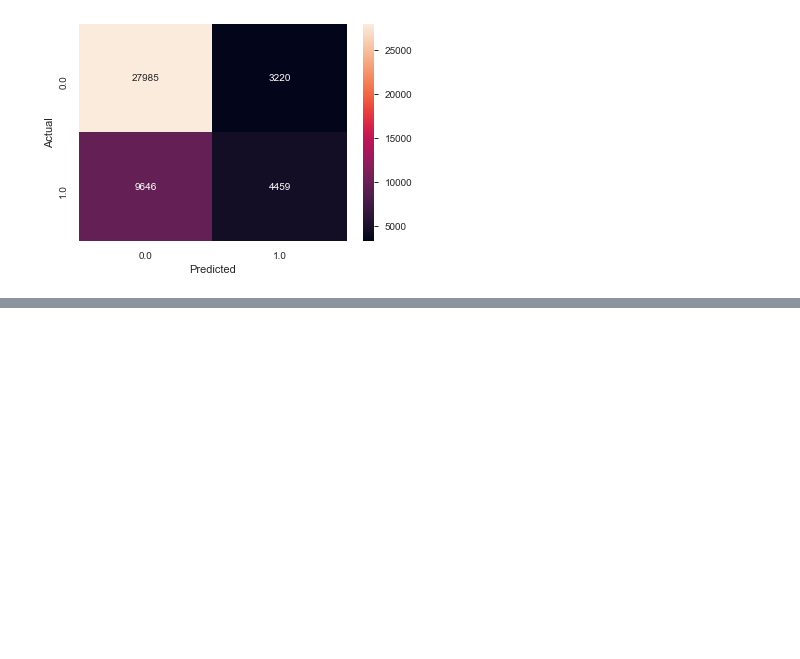
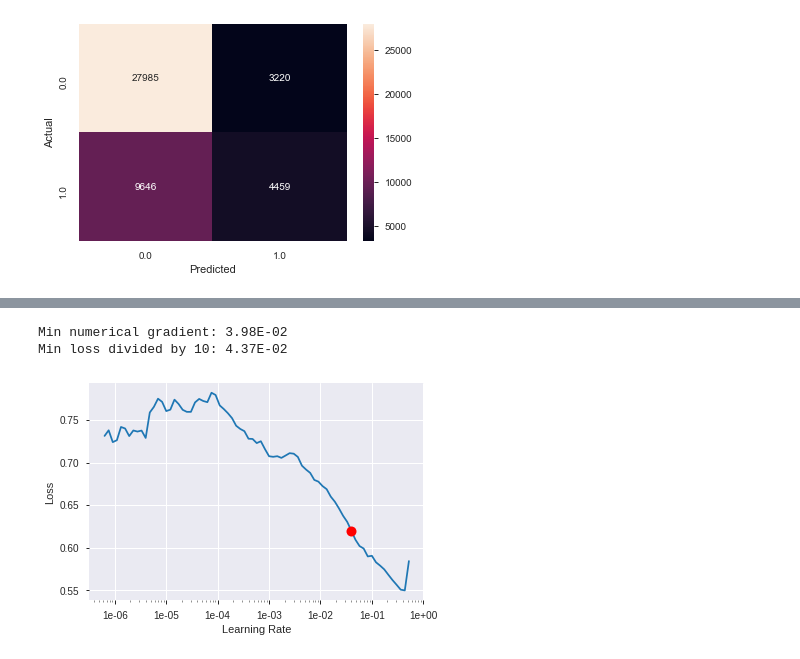
Before and after one commit to witchapong/amazon-thai-fake-review-classification, a Jupyter notebook: Benchmark.ipynb, the cells around one changed output, grey strips where cells are left out. Drawn from its saved outputs; the diff is of its cells as text; code cells hidden in the pictures; blank space fills up the shorter version.

```diff
--- a/Benchmark.ipynb
+++ b/Benchmark.ipynb
@@ -96,0 +89,10 @@ valid_df = valid_df.reset_index(drop=True)
+# %%
+train_df, valid_df = train_test_split(review_df, test_size=0.20, random_state=1)
+train_df = train_df.reset_index(drop=True)
+
+# further split validation to validation & test
+valid_df, test_df = train_test_split(valid_df, test_size=0.50, random_state=11)
+valid_df = valid_df.reset_index(drop=True)
+test_df = test_df.reset_index(drop=True)
+
+train_df.shape, valid_df.shape, test_df.shape
@@ -197,9 +235,10 @@ from fastai.text import *
 from fastai.callbacks import CSVLogger, SaveModelCallback
 from pythainlp.ulmfit import *
 # %%
+os.makedirs('output', exist_ok=True)
 model_path = "output/"
-review_df = pd.read_csv('src/amzn_fake_review_star_correct_302066.csv')
-train_df, valid_df = train_test_split(review_df, test_size=0.15)
+# review_df = pd.read_csv('src/amzn_fake_review_star_correct_302066.csv')
+# train_df, valid_df = train_test_split(review_df, test_size=0.15)
 # %%
 tt = Tokenizer(tok_func=ThaiTokenizer, lang="th", pre_rules=pre_rules_th, post_rules=post_rules_th)
 processor = [TokenizeProcessor(tokenizer=tt, chunksize=10000, mark_fields=False),
@@ -245,0 +309,17 @@ _THWIKI_LSTM
+# %%
+#lm data
+data_lm = load_data(model_path, "amazon_fake_review_lm.pkl")
+data_lm.sanity_check()
+
+#classification data
+tt = Tokenizer(tok_func=ThaiTokenizer, lang="th", pre_rules=pre_rules_th, post_rules=post_rules_th)
+processor = [TokenizeProcessor(tokenizer=tt, chunksize=10000, mark_fields=False),
+            NumericalizeProcessor(vocab=data_lm.vocab, max_vocab=60000, min_freq=20)]
+
+data_cls = (ItemLists(model_path,train=TextList.from_df(train_df, model_path, cols=["th_segment"], processor=processor),
+                     valid=TextList.from_df(valid_df, model_path, cols=["th_segment"], processor=processor))
+    .label_from_df("correct")
+    .databunch(bs=50)
+    )
+data_cls.sanity_check()
+print(len(data_cls.vocab.itos))
@@ -245,0 +330,9 @@ _THWIKI_LSTM
+# %%
+#model
+config = dict(emb_sz=400, n_hid=1550, n_layers=4, pad_token=1, qrnn=False,
+             output_p=0.4, hidden_p=0.2, input_p=0.6, embed_p=0.1, weight_p=0.5)
+trn_args = dict(bptt=70, drop_mult=0.7, alpha=2, beta=1, max_len=500)
+
+learn = text_classifier_learner(data_cls, AWD_LSTM, config=config, pretrained=False, **trn_args)
+#load pretrained finetuned model
+learn.load_encoder("amazon_thai_review_enc")
@@ -245,0 +366,6 @@ _THWIKI_LSTM
+# %%
+learn.recorder.plot(suggestion=True)
+# %% [output]
+Min numerical gradient: 3.98E-02
+Min loss divided by 10: 4.37E-02
+[figure, added]
```
Also changed, not shown: parts of 44 cells of this notebook.
